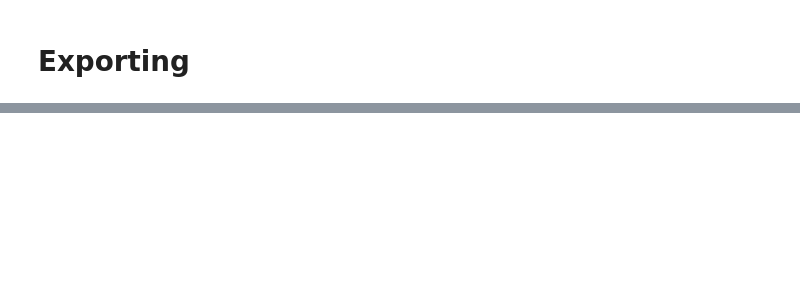
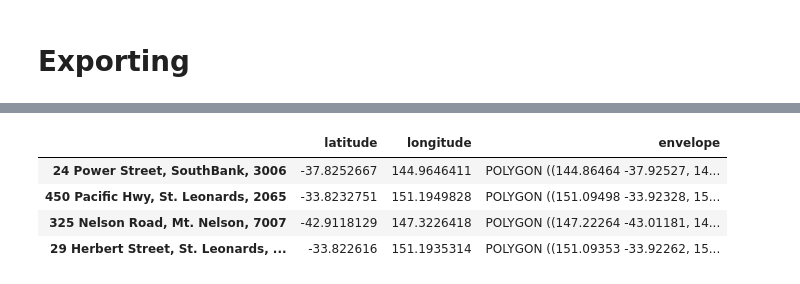
Before and after one commit to Ryan-Ashton/Exploratory_Data_Analysis, a Jupyter notebook: Geo_Pandas_Cheat_Sheet.ipynb, the cells around one changed output, grey strips where cells are left out. Saved outputs shown, nothing was run; the diff lists cells and outputs as text; code cells hidden in the pictures; blank space fills up the shorter version.

```diff
--- a/Geo_Pandas_Cheat_Sheet.ipynb
+++ b/Geo_Pandas_Cheat_Sheet.ipynb
@@ -558,0 +746,15 @@ df_new[["latitude", "longitude", "envelope"]].explore()
+# %%
+# To Shape file
+df_new["latitude"] = df_new["latitude"].astype(str)
+df_new["longitude"] = df_new["longitude"].astype(str)
+
+shape_df = df_new[["latitude", "longitude", "envelope"]].set_geometry('envelope', crs="EPSG:7844")
+
+shape_df.to_file('shape_file.shp', crs="EPSG:7844")
+shape_df
+# %% [output]
+|  | latitude | longitude | envelope |
+| 24 Power Street, SouthBank, 3006 | -37.8252667 | 144.9646411 | POLYGON ((144.86464 -37.92527, 14... |
+| 450 Pacific Hwy, St. Leonards, 2065 | -33.8232751 | 151.1949828 | POLYGON ((151.09498 -33.92328, 15... |
+| 325 Nelson Road, Mt. Nelson, 7007 | -42.9118129 | 147.3226418 | POLYGON ((147.22264 -43.01181, 14... |
+| 29 Herbert Street, St. Leonards, ... | -33.822616 | 151.1935314 | POLYGON ((151.09353 -33.92262, 15... |
```
Also changed, not shown: parts of 38 cells of this notebook.
